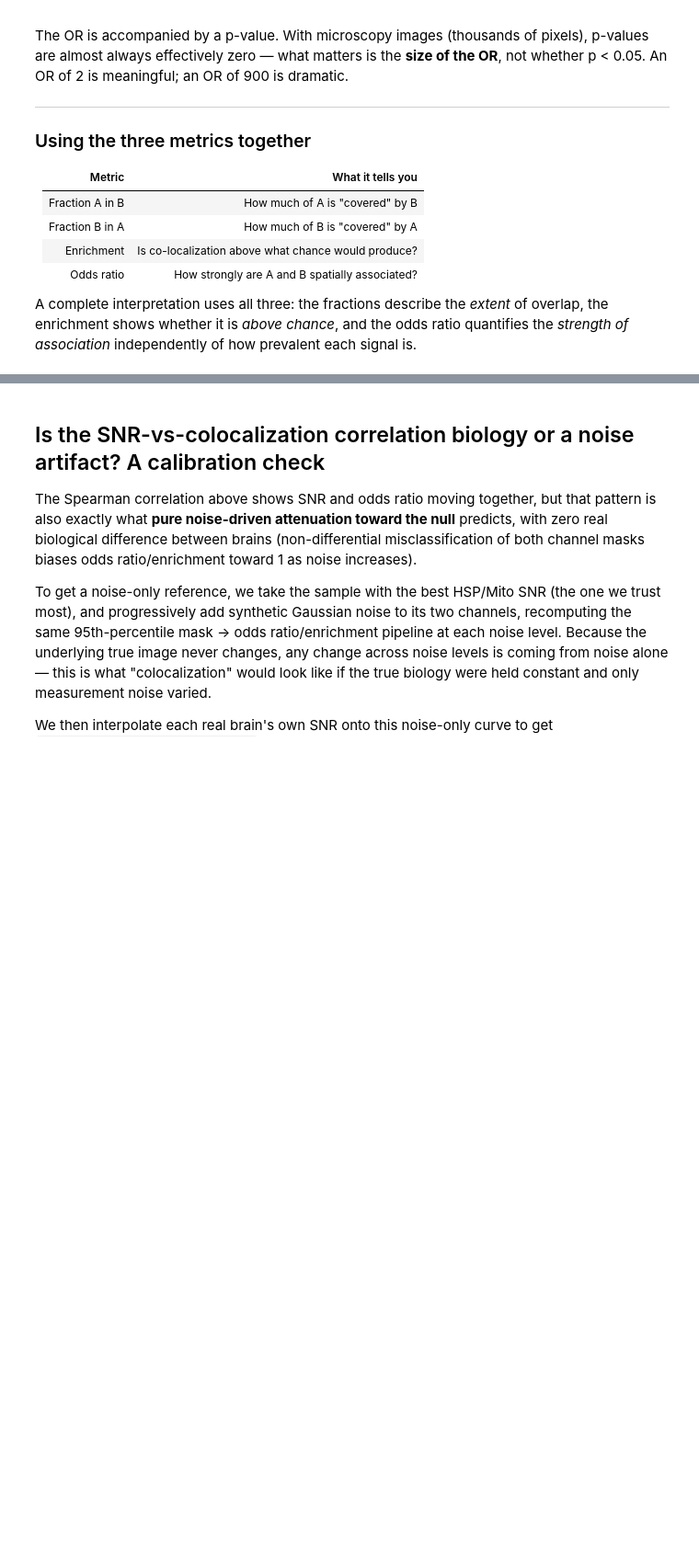
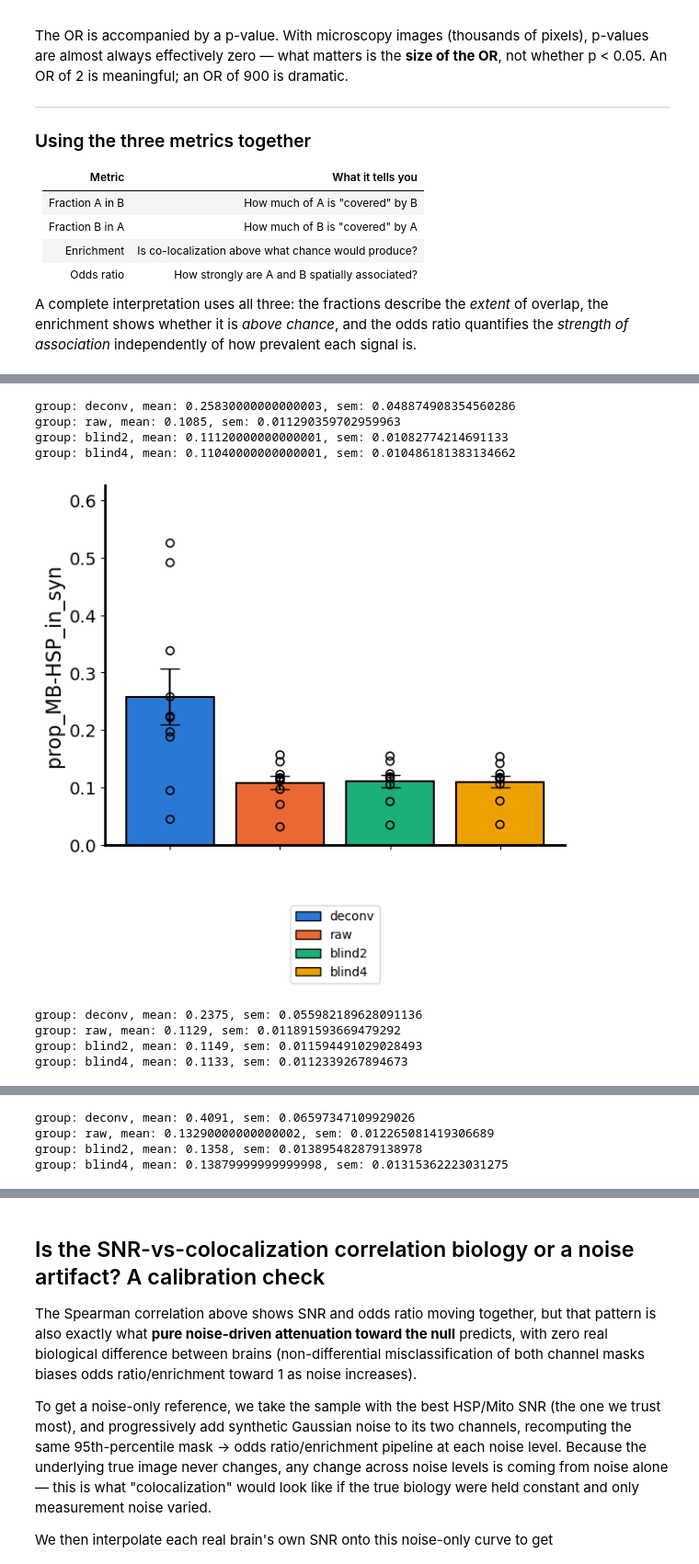
Before and after one commit to gmalagonv/confocal, a Jupyter notebook: analysis_notebooks/26_06_05_gerardo_all.ipynb, the cells around one changed output, grey strips where cells are left out. Shown at 92% size. Saved outputs shown, nothing was run; the diff lists cells and outputs as text; code cells hidden in the pictures; blank space fills up the shorter version.

```diff
--- a/analysis_notebooks/26_06_05_gerardo_all.ipynb
+++ b/analysis_notebooks/26_06_05_gerardo_all.ipynb
@@ -231,10 +323,16 @@ Applying pinhole factor 0.763 to PSF σ values: σ_xy 3.81 px → 2.90 px, σ_z
 
 #print(list(range(len(info.keys()))))
 
-series_list = list(range(len(info.keys())))
+series_list = list(range(len(info.keys())))# [0]#
 # series_list = [9]
 # selected_series = series_list[0]
-results = thresholding(date, user, series_list, [2], channel_struct =2, do_plot = False )
+results_deconv = thresholding(date, user, series_list, [2], channel_struct=2, do_plot = False )
+
+results_deconv_blind_iter2 = thresholding(date, user, series_list, [2], deconv_type='_deconv2d_psfest_blind_iter_', channel_struct =2, do_plot = False )
+results_deconv_blind_iter4 = thresholding(date, user, series_list, [4], deconv_type='_deconv2d_psfest_blind_iter_', channel_struct =2, do_plot = False )
+# results_deconv_blind_iter6 = thresholding(date, user, series_list, [6], deconv_type='_deconv2d_psfest_blind_iter_', channel_struct =2, do_plot = False )
+# results_deconv_blind_iter10 = thresholding(date, user, series_list, [10], deconv_type='_deconv2d_psfest_blind_iter_', channel_struct =2, do_plot = False )
+# results_deconv_blind_iter20 = thresholding(date, user, series_list, [20], deconv_type='_deconv2d_psfest_blind_iter_', channel_struct =2, do_plot = False )
 # %% [output]
 [0, 1, 2, 3, 4, 5, 6, 7, 8, 9]
 /home/gerard/data/confocal/2026_06_05_Carmina/Project.lif
@@ -594,0 +439,10 @@ Spearman(snr_min_HSP_Mito, MB_total_enrichment) = 0.766 (p=0.010)
+# %%
+names_list = list(info.keys())
+# %%
+df_deconv = compute_colocalization(results_deconv, series_list, names_list, raw=False, deconv_iter=2, export=False)
+df_raw = compute_colocalization(results_deconv, series_list, names_list, raw=True, deconv_iter=2, export=False)
+df_deconv_blind2 = compute_colocalization(results_deconv_blind_iter2, series_list, names_list, raw=False, deconv_iter=2, export=False)
+df_deconv_blind4 = compute_colocalization(results_deconv_blind_iter4, series_list, names_list, raw=False, deconv_iter=4, export=False)
+# df_deconv_blind6 = compute_colocalization(results_deconv_blind_iter6, series_list, names_list, raw=False, deconv_iter=6, export=False)
+# df_deconv_blind10 = compute_colocalization(results_deconv_blind_iter10, series_list, names_list, raw=False, deconv_iter=10, export=False)
+# df_deconv_blind20 = compute_colocalization(results_deconv_blind_iter20, series_list, names_list, raw=False, deconv_iter=20, export=False)
@@ -594,0 +458,47 @@ Spearman(snr_min_HSP_Mito, MB_total_enrichment) = 0.766 (p=0.010)
+# %%
+categorical_colors = [
+    '#2a78d6',  # blue
+    '#eb6834',  # orange
+    '#1baf7a',  # aqua
+    '#eda100',  # yellow
+    '#e87ba4',  # magenta
+    '#008300',  # green
+    '#4a3aa7',  # violet
+    '#e34948',  # red
+]
+
+
+column_list = ['prop_MB-HSP_in_syn', 'prop_MB-Mito_in_syn', 'MB_syn_fraction of HSP in Mito']
+rows2include = []
+
+dfs = {
+    'deconv': df_deconv,
+    'raw': df_raw,
+    'blind2': df_deconv_blind2,
+    'blind4': df_deconv_blind4,
+    # 'blind6': df_deconv_blind6,
+    # 'blind10': df_deconv_blind10,
+    # 'blind20': df_deconv_blind20,
+}
+
+for col in column_list:
+    new_df = pd.DataFrame()
+    new_df_dict = {}
+    for df_k in dfs.keys():
+        new_df_dict[df_k] = dfs[df_k][col]
+
+    new_df = pd.concat(new_df_dict, axis=1)
+    #new_df = new_df.iloc[0:8]
+
+    #print(new_df.head())
+    fast_plotter(list(dfs.keys()), df= new_df, ylabel=col, bar_color=categorical_colors[:len(list(dfs.keys()))],  quietStats=True, figsize=(6,6), legend=True)
+# %% [output]
+group: deconv, mean: 0.25830000000000003, sem: 0.048874908354560286
+group: raw, mean: 0.1085, sem: 0.011290359702959963
+group: blind2, mean: 0.11120000000000001, sem: 0.01082774214691133
+group: blind4, mean: 0.11040000000000001, sem: 0.010486181383134662
+[figure, added]
+group: deconv, mean: 0.2375, sem: 0.055982189628091136
+group: raw, mean: 0.1129, sem: 0.011891593669479292
+group: blind2, mean: 0.1149, sem: 0.011594491029028493
+group: blind4, mean: 0.1133, sem: 0.0112339267894673
@@ -594,0 +506,4 @@ Spearman(snr_min_HSP_Mito, MB_total_enrichment) = 0.766 (p=0.010)
+group: deconv, mean: 0.4091, sem: 0.06597347109929026
+group: raw, mean: 0.13290000000000002, sem: 0.012265081419306689
+group: blind2, mean: 0.1358, sem: 0.013895482879138978
+group: blind4, mean: 0.13879999999999998, sem: 0.01315362223031275
```
Also changed, not shown: parts of 11 cells of this notebook, 6 other files.
